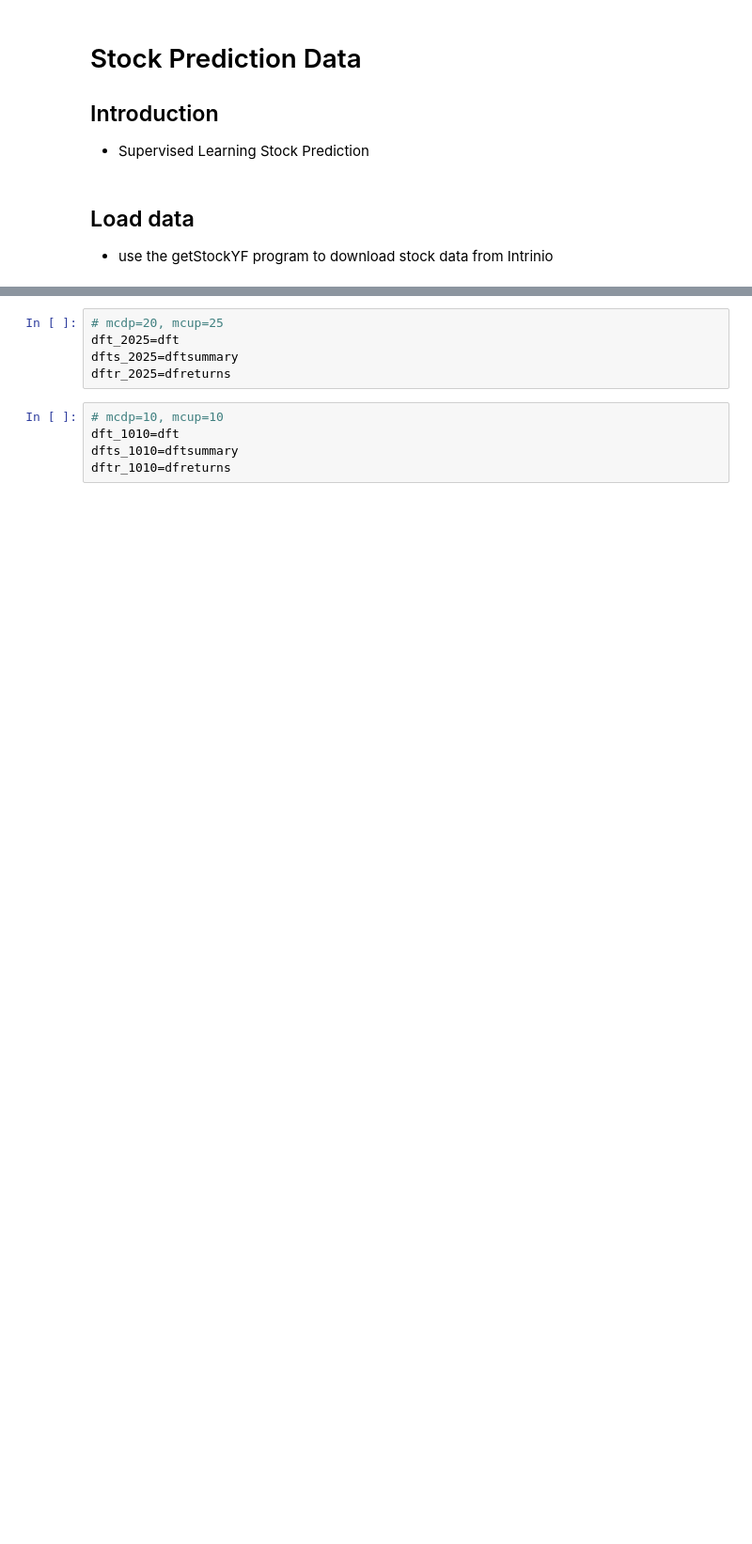
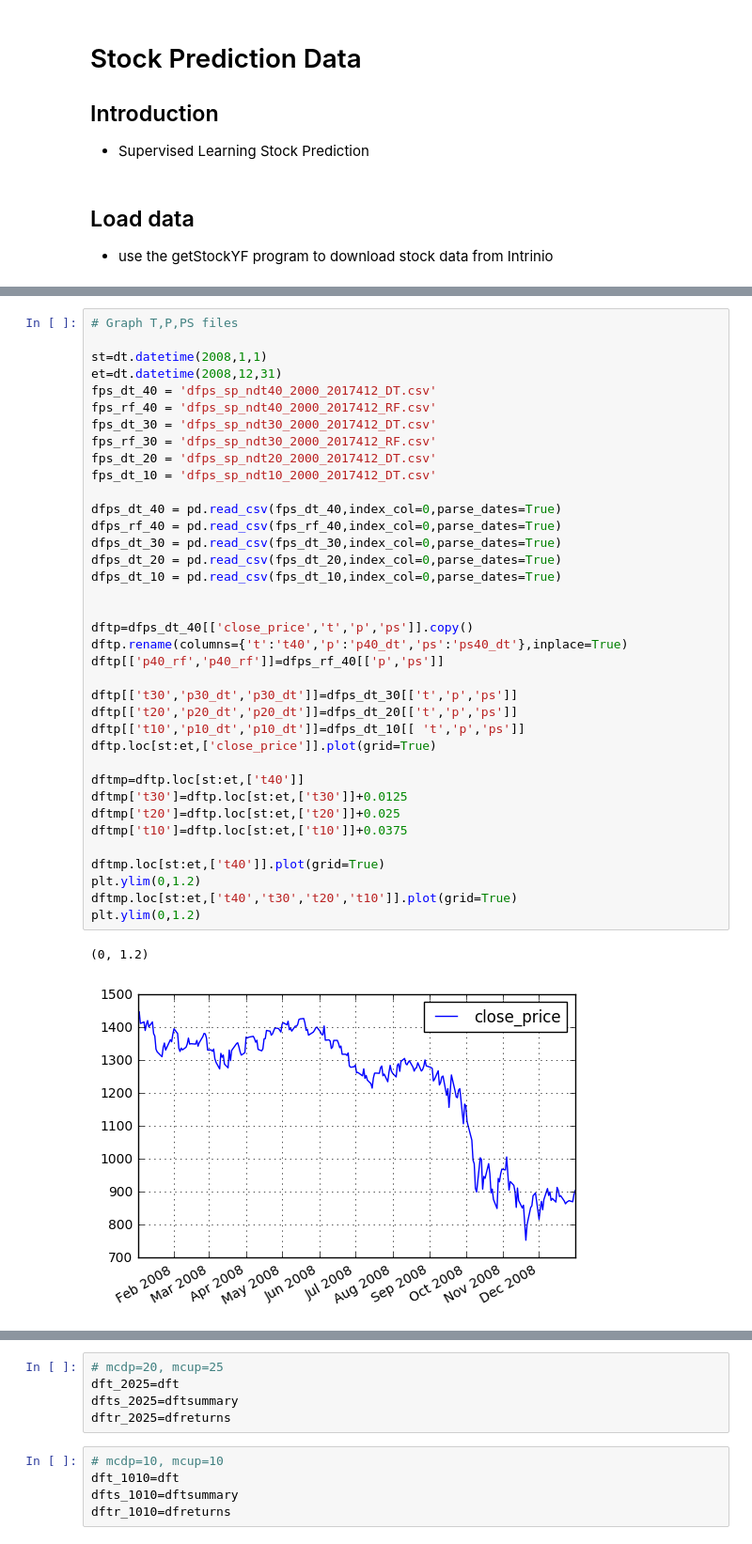
Before and after one commit to algosci/algosciquant, a Jupyter notebook: SPred.ipynb, the cells around one changed output, grey strips where cells are left out. Shown at 94% size. Cells and saved outputs as stored; diff of their text form; blank space fills up the shorter version.

```diff
--- a/SPred.ipynb
+++ b/SPred.ipynb
@@ -495,0 +596,40 @@ dfmc = pd.read_csv(filename,index_col=0,parse_dates=True)
+# %%
+# Graph T,P,PS files
+
+st=dt.datetime(2008,1,1)
+et=dt.datetime(2008,12,31)
+fps_dt_40 = 'dfps_sp_ndt40_2000_2017412_DT.csv'
+fps_rf_40 = 'dfps_sp_ndt40_2000_2017412_RF.csv'
+fps_dt_30 = 'dfps_sp_ndt30_2000_2017412_DT.csv'
+fps_rf_30 = 'dfps_sp_ndt30_2000_2017412_RF.csv'
+fps_dt_20 = 'dfps_sp_ndt20_2000_2017412_DT.csv'
+fps_dt_10 = 'dfps_sp_ndt10_2000_2017412_DT.csv'
+
+dfps_dt_40 = pd.read_csv(fps_dt_40,index_col=0,parse_dates=True)
+dfps_rf_40 = pd.read_csv(fps_rf_40,index_col=0,parse_dates=True)
+dfps_dt_30 = pd.read_csv(fps_dt_30,index_col=0,parse_dates=True)
+dfps_dt_20 = pd.read_csv(fps_dt_20,index_col=0,parse_dates=True)
+dfps_dt_10 = pd.read_csv(fps_dt_10,index_col=0,parse_dates=True)
+
+
+dftp=dfps_dt_40[['close_price','t','p','ps']].copy()
+dftp.rename(columns={'t':'t40','p':'p40_dt','ps':'ps40_dt'},inplace=True)
+dftp[['p40_rf','p40_rf']]=dfps_rf_40[['p','ps']]
+
+dftp[['t30','p30_dt','p30_dt']]=dfps_dt_30[['t','p','ps']]
+dftp[['t20','p20_dt','p20_dt']]=dfps_dt_20[['t','p','ps']]
+dftp[['t10','p10_dt','p10_dt']]=dfps_dt_10[[ 't','p','ps']]
+dftp.loc[st:et,['close_price']].plot(grid=True)
+
+dftmp=dftp.loc[st:et,['t40']]
+dftmp['t30']=dftp.loc[st:et,['t30']]+0.0125
+dftmp['t20']=dftp.loc[st:et,['t20']]+0.025
+dftmp['t10']=dftp.loc[st:et,['t10']]+0.0375
+
+dftmp.loc[st:et,['t40']].plot(grid=True)
+plt.ylim(0,1.2)
+dftmp.loc[st:et,['t40','t30','t20','t10']].plot(grid=True)
+plt.ylim(0,1.2)
+# %% [output]
+(0, 1.2)
+[figure, added]
```
Also changed, not shown: parts of 41 cells of this notebook, 7 other files.
